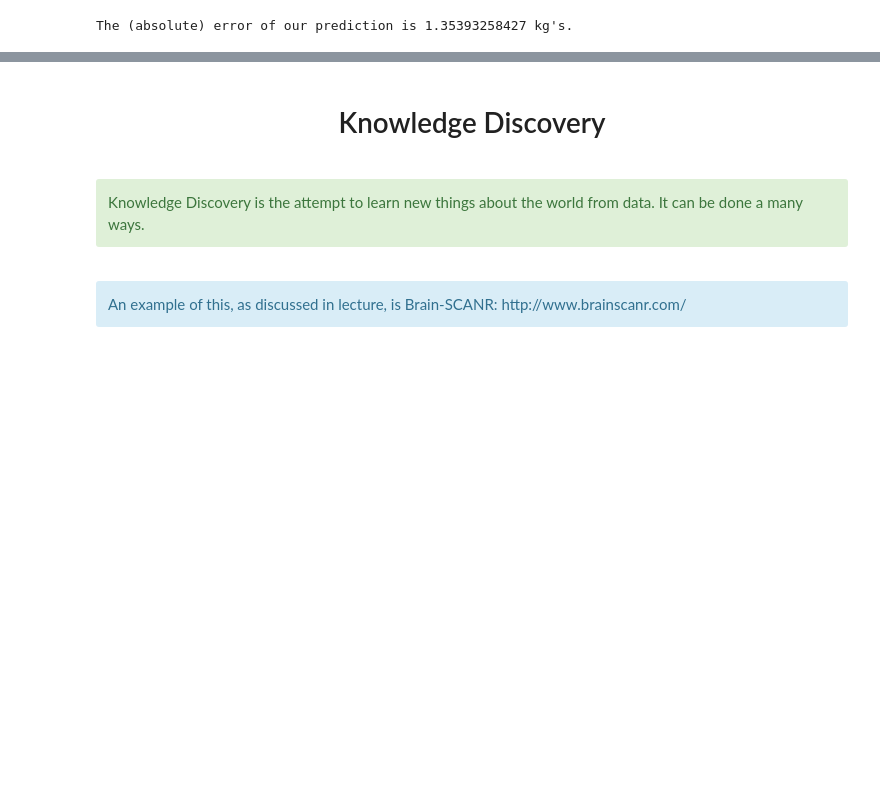
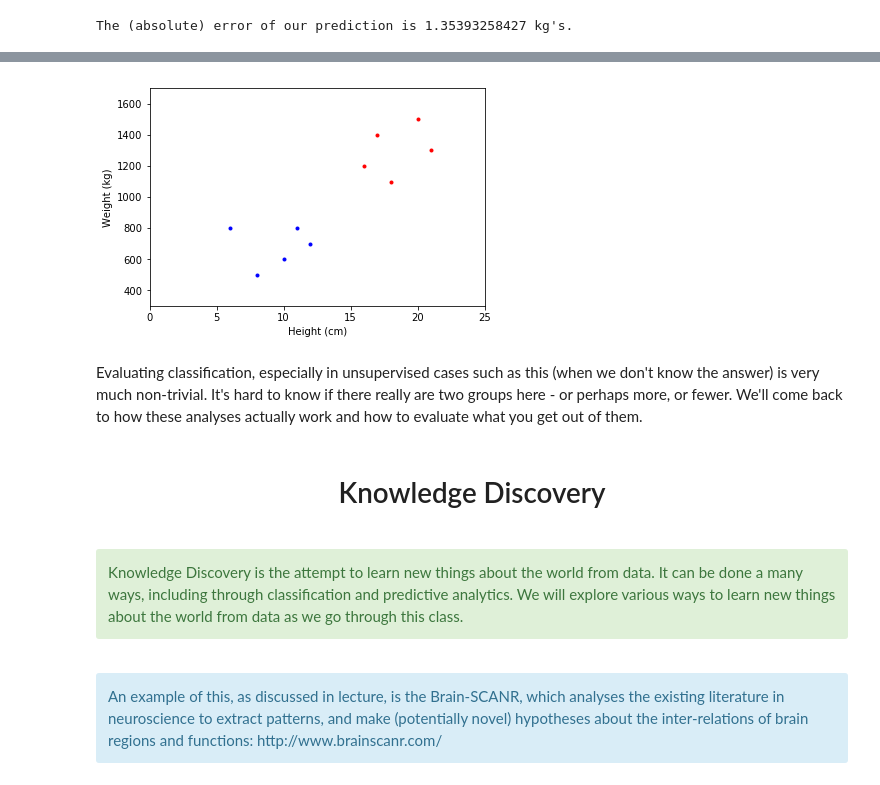
Before and after one commit to COGS108/Tutorials, a Jupyter notebook: 02-DataAnalysis.ipynb, the cells around one changed output, grey strips where cells are left out. Cells and saved outputs as stored; diff of their text form; code cells hidden in the pictures; blank space fills up the shorter version.

```diff
--- a/02-DataAnalysis.ipynb
+++ b/02-DataAnalysis.ipynb
@@ -72,0 +92,5 @@ Reading: ?
+# %%
+# Lets try a classification algorithm
+#  If you're unfamiliar with KMeans, we'll come back to how it works later
+from sklearn.cluster import KMeans
+kmeans = KMeans(2).fit(dat)
@@ -73,10 +102,25 @@ Reading: ?
+# %%
+# We can use these to split our dataset up into putative groupings
+cl_1 = dat[kmeans.labels_ == 0]
+cl_2 = dat[kmeans.labels_ == 1]
+# %%
+# And visualize the classification
+f, ax = plt.subplots()
+ax.plot(cl_1[:, 0], cl_1[:, 1], '.b')
+ax.plot(cl_2[:, 0], cl_2[:, 1], '.r')
+plt.xlabel('Height (cm)'); plt.xlim([0, 25]);
+plt.ylabel('Weight (kg)'); plt.ylim([300, 1700]);
+# %% [output]
+[figure, added]
+# %% [markdown]
+Evaluating classification, especially in unsupervised cases such as this (when we don't know the answer) is very much non-trivial. It's hard to know if there really are two groups here - or perhaps more, or fewer. We'll come back to how these analyses actually work and how to evaluate what you get out of them.
 # %% [markdown]
 <center><h1> Knowledge Discovery </h1></center>
 <br>
 <div class="alert alert-success">
-Knowledge Discovery is the attempt to learn new things about the world from data. It can be done a many ways.
+Knowledge Discovery is the attempt to learn new things about the world from data. It can be done a many ways, including through classification and predictive analytics. We will explore various ways to learn new things about the world from data as we go through this class.
 </div>
 <br>
 <div class="alert alert-info">
-An example of this, as discussed in lecture, is Brain-SCANR: http://www.brainscanr.com/
+An example of this, as discussed in lecture, is the Brain-SCANR, which analyses the existing literature in neuroscience to extract patterns, and make (potentially novel) hypotheses about the inter-relations of brain regions and functions: http://www.brainscanr.com/
 </div>
```
Also changed, not shown: parts of 14 cells of this notebook.
